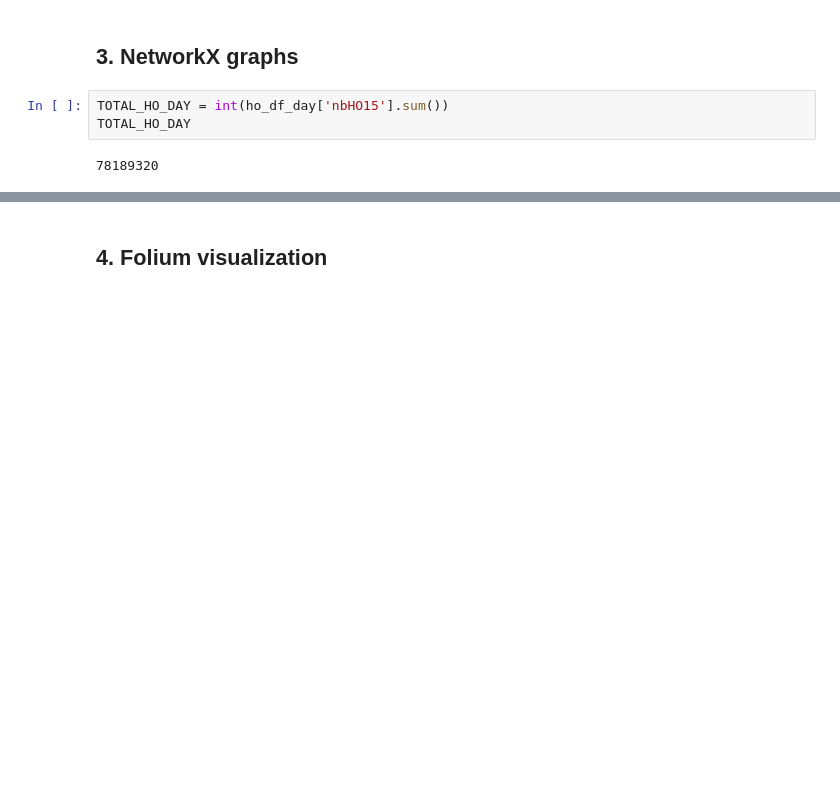
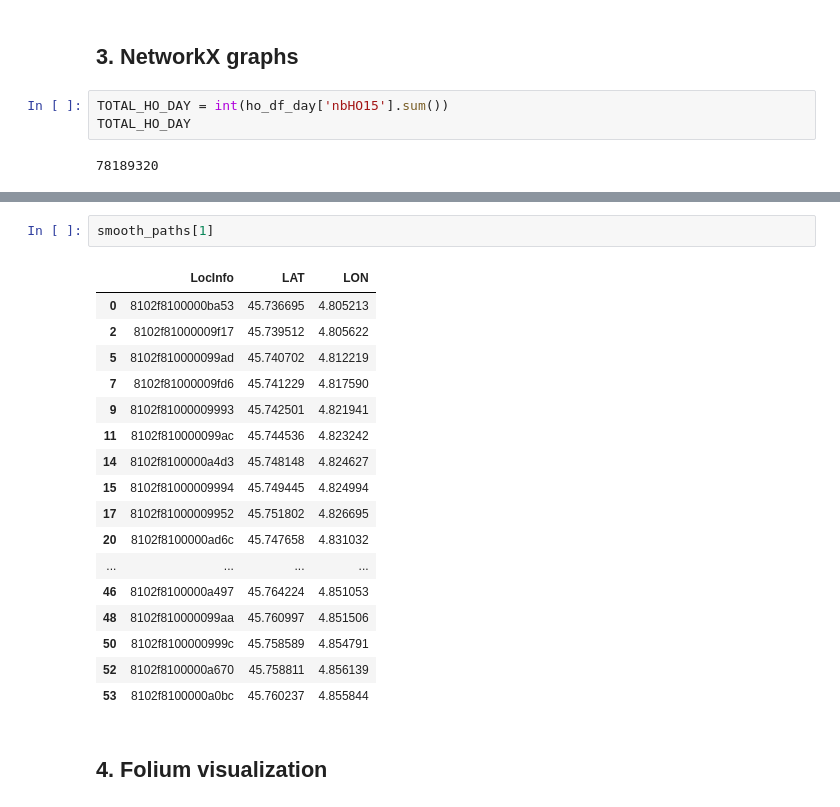
Before and after one commit to eakopyan/Popular-paths, a Jupyter notebook: HOProcess_v2/graph_analysis_day-night.ipynb, the cells around one changed output, grey strips where cells are left out. Saved outputs shown, nothing was run; the diff lists cells and outputs as text; blank space fills up the shorter version.

```diff
--- a/HOProcess_v2/graph_analysis_day-night.ipynb
+++ b/HOProcess_v2/graph_analysis_day-night.ipynb
@@ -410,3 +438,23 @@ Path length: 21         Number of handovers: 2029048 (2.6%)
+# %%
+smooth_paths[1]
+# %% [output]
+|  | LocInfo | LAT | LON |
+| 0 | 8102f8100000ba53 | 45.736695 | 4.805213 |
+| 2 | 8102f81000009f17 | 45.739512 | 4.805622 |
+| 5 | 8102f810000099ad | 45.740702 | 4.812219 |
+| 7 | 8102f81000009fd6 | 45.741229 | 4.817590 |
+| 9 | 8102f81000009993 | 45.742501 | 4.821941 |
+| 11 | 8102f810000099ac | 45.744536 | 4.823242 |
+| 14 | 8102f8100000a4d3 | 45.748148 | 4.824627 |
+| 15 | 8102f81000009994 | 45.749445 | 4.824994 |
+| 17 | 8102f81000009952 | 45.751802 | 4.826695 |
+| 20 | 8102f8100000ad6c | 45.747658 | 4.831032 |
+| ... | ... | ... | ... |
+| 46 | 8102f8100000a497 | 45.764224 | 4.851053 |
+| 48 | 8102f810000099aa | 45.760997 | 4.851506 |
+| 50 | 8102f8100000999c | 45.758589 | 4.854791 |
+| 52 | 8102f8100000a670 | 45.758811 | 4.856139 |
+| 53 | 8102f8100000a0bc | 45.760237 | 4.855844 |
 # %% [markdown]
 ## 4. Folium visualization
 # %%
```
Also changed, not shown: parts of 9 cells of this notebook, 1 other file.
